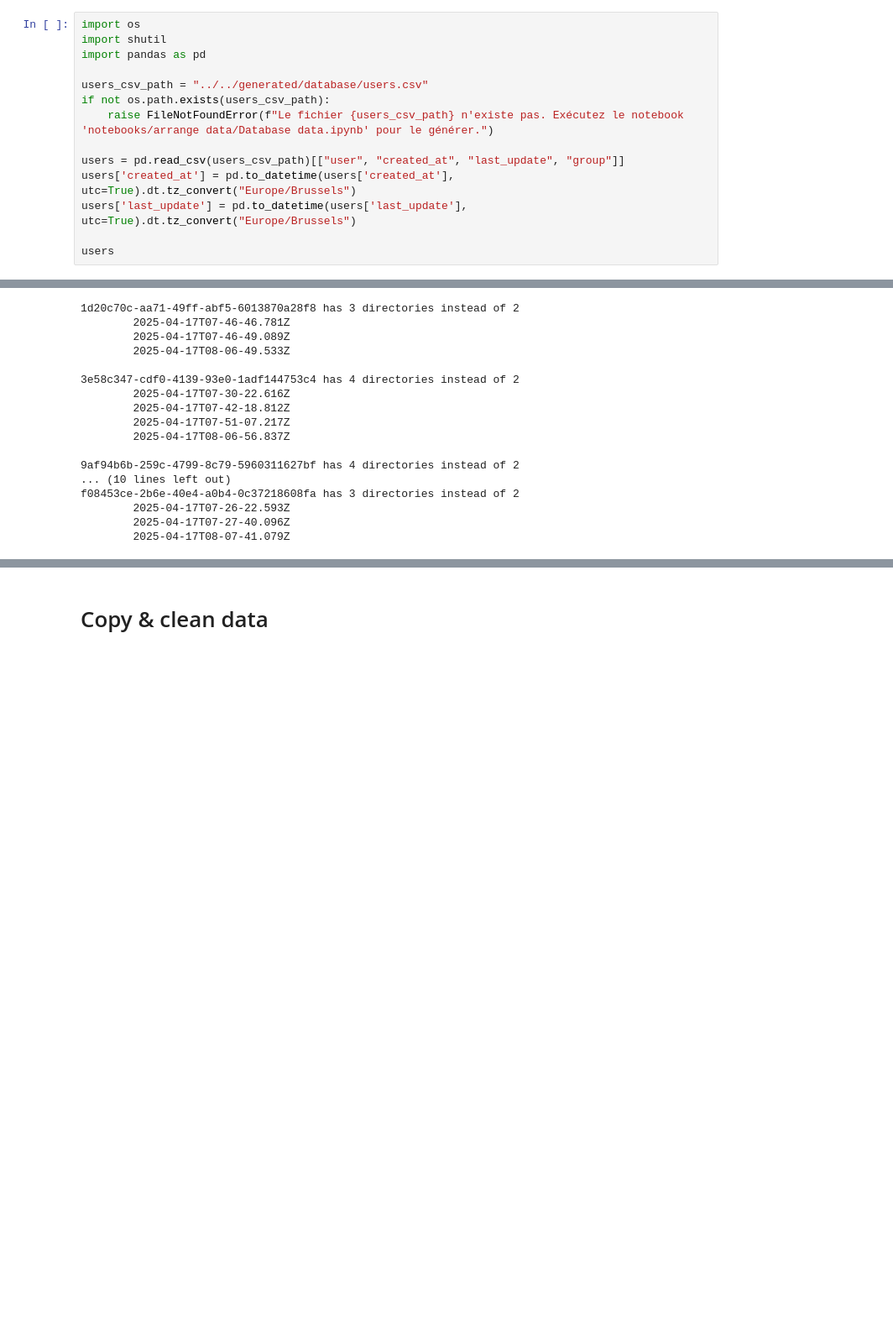
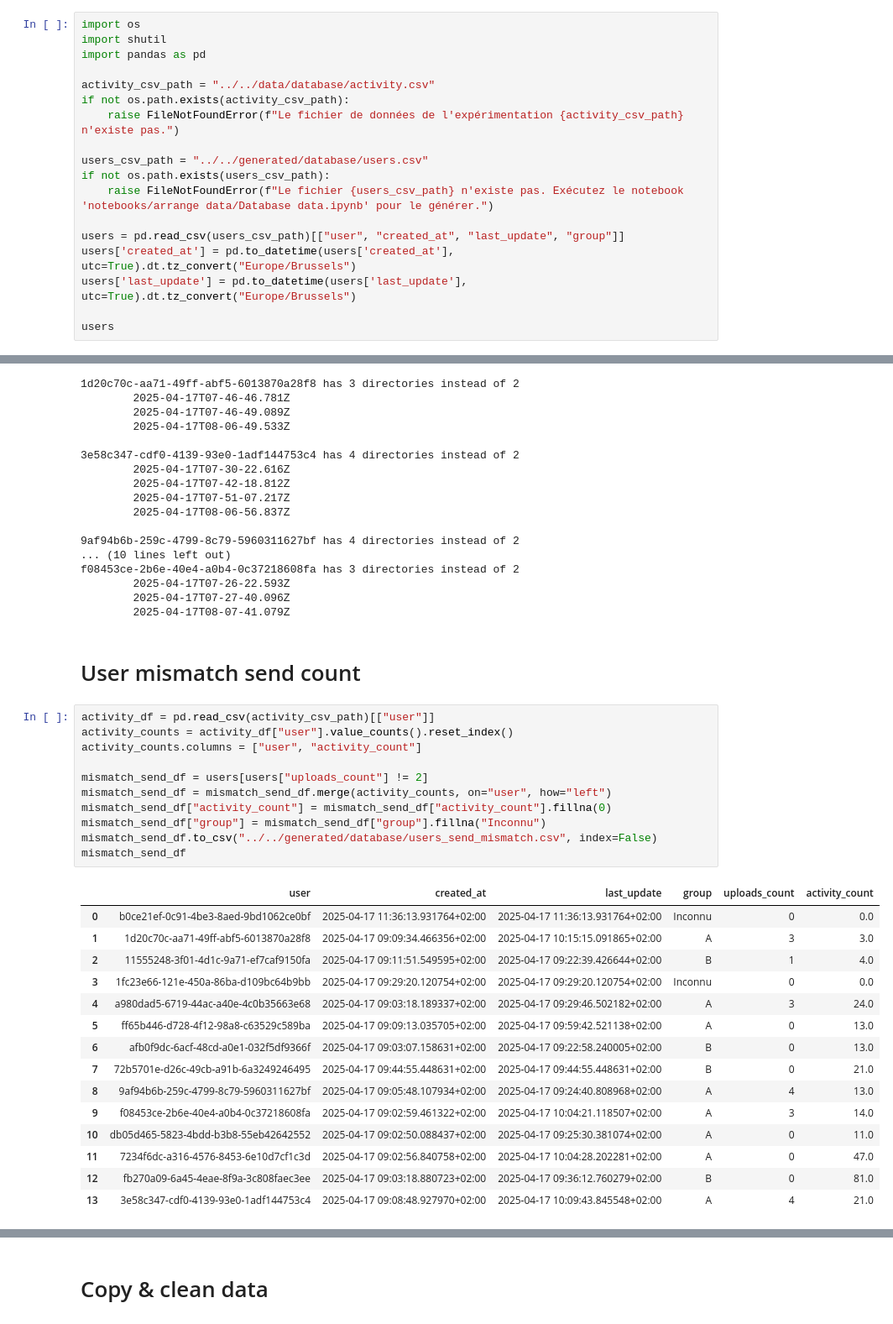
Before and after one commit to ThibBer/MemoireDataAnalytics, a Jupyter notebook: notebooks/arrange data/Data for code analysis.ipynb, the cells around one changed output, grey strips where cells are left out. Shown at 84% size. Drawn from its saved outputs; the diff is of its cells as text; blank space fills up the shorter version.

```diff
--- a/notebooks/arrange data/Data for code analysis.ipynb
+++ b/notebooks/arrange data/Data for code analysis.ipynb
@@ -7,6 +7,10 @@ Copy and validate users uploads before analysis
 import os
 import shutil
 import pandas as pd
+
+activity_csv_path = "../../data/database/activity.csv"
+if not os.path.exists(activity_csv_path):
+    raise FileNotFoundError(f"Le fichier de données de l'expérimentation {activity_csv_path} n'existe pas.")
 
 users_csv_path = "../../generated/database/users.csv"
 if not os.path.exists(users_csv_path):
@@ -72,3 +76,32 @@ f08453ce-2b6e-40e4-a0b4-0c37218608fa has 3 directories instead of 2
         2025-04-17T07-26-22.593Z
         2025-04-17T07-27-40.096Z
         2025-04-17T08-07-41.079Z
+# %% [markdown]
+# User mismatch send count
+# %%
+activity_df = pd.read_csv(activity_csv_path)[["user"]]
+activity_counts = activity_df["user"].value_counts().reset_index()
+activity_counts.columns = ["user", "activity_count"]
+
+mismatch_send_df = users[users["uploads_count"] != 2]
+mismatch_send_df = mismatch_send_df.merge(activity_counts, on="user", how="left")
+mismatch_send_df["activity_count"] = mismatch_send_df["activity_count"].fillna(0)
+mismatch_send_df["group"] = mismatch_send_df["group"].fillna("Inconnu")
+mismatch_send_df.to_csv("../../generated/database/users_send_mismatch.csv", index=False)
+mismatch_send_df
+# %% [output]
+|  | user | created_at | last_update | group | uploads_count | activity_count |
+| 0 | b0ce21ef-0c91-4be3-8aed-9bd1062ce0bf | 2025-04-17 11:36:13.931764+02:00 | 2025-04-17 11:36:13.931764+02:00 | Inconnu | 0 | 0.0 |
+| 1 | 1d20c70c-aa71-49ff-abf5-6013870a28f8 | 2025-04-17 09:09:34.466356+02:00 | 2025-04-17 10:15:15.091865+02:00 | A | 3 | 3.0 |
+| 2 | 11555248-3f01-4d1c-9a71-ef7caf9150fa | 2025-04-17 09:11:51.549595+02:00 | 2025-04-17 09:22:39.426644+02:00 | B | 1 | 4.0 |
+| 3 | 1fc23e66-121e-450a-86ba-d109bc64b9bb | 2025-04-17 09:29:20.120754+02:00 | 2025-04-17 09:29:20.120754+02:00 | Inconnu | 0 | 0.0 |
+| 4 | a980dad5-6719-44ac-a40e-4c0b35663e68 | 2025-04-17 09:03:18.189337+02:00 | 2025-04-17 09:29:46.502182+02:00 | A | 3 | 24.0 |
+| 5 | ff65b446-d728-4f12-98a8-c63529c589ba | 2025-04-17 09:09:13.035705+02:00 | 2025-04-17 09:59:42.521138+02:00 | A | 0 | 13.0 |
+| 6 | afb0f9dc-6acf-48cd-a0e1-032f5df9366f | 2025-04-17 09:03:07.158631+02:00 | 2025-04-17 09:22:58.240005+02:00 | B | 0 | 13.0 |
+| 7 | 72b5701e-d26c-49cb-a91b-6a3249246495 | 2025-04-17 09:44:55.448631+02:00 | 2025-04-17 09:44:55.448631+02:00 | B | 0 | 21.0 |
+| 8 | 9af94b6b-259c-4799-8c79-5960311627bf | 2025-04-17 09:05:48.107934+02:00 | 2025-04-17 09:24:40.808968+02:00 | A | 4 | 13.0 |
+| 9 | f08453ce-2b6e-40e4-a0b4-0c37218608fa | 2025-04-17 09:02:59.461322+02:00 | 2025-04-17 10:04:21.118507+02:00 | A | 3 | 14.0 |
+| 10 | db05d465-5823-4bdd-b3b8-55eb42642552 | 2025-04-17 09:02:50.088437+02:00 | 2025-04-17 09:25:30.381074+02:00 | A | 0 | 11.0 |
+| 11 | 7234f6dc-a316-4576-8453-6e10d7cf1c3d | 2025-04-17 09:02:56.840758+02:00 | 2025-04-17 10:04:28.202281+02:00 | A | 0 | 47.0 |
+| 12 | fb270a09-6a45-4eae-8f9a-3c808faec3ee | 2025-04-17 09:03:18.880723+02:00 | 2025-04-17 09:36:12.760279+02:00 | B | 0 | 81.0 |
+| 13 | 3e58c347-cdf0-4139-93e0-1adf144753c4 | 2025-04-17 09:08:48.927970+02:00 | 2025-04-17 10:09:43.845548+02:00 | A | 4 | 21.0 |
```
Also changed, not shown: parts of 4 cells of this notebook, 24 other files.
